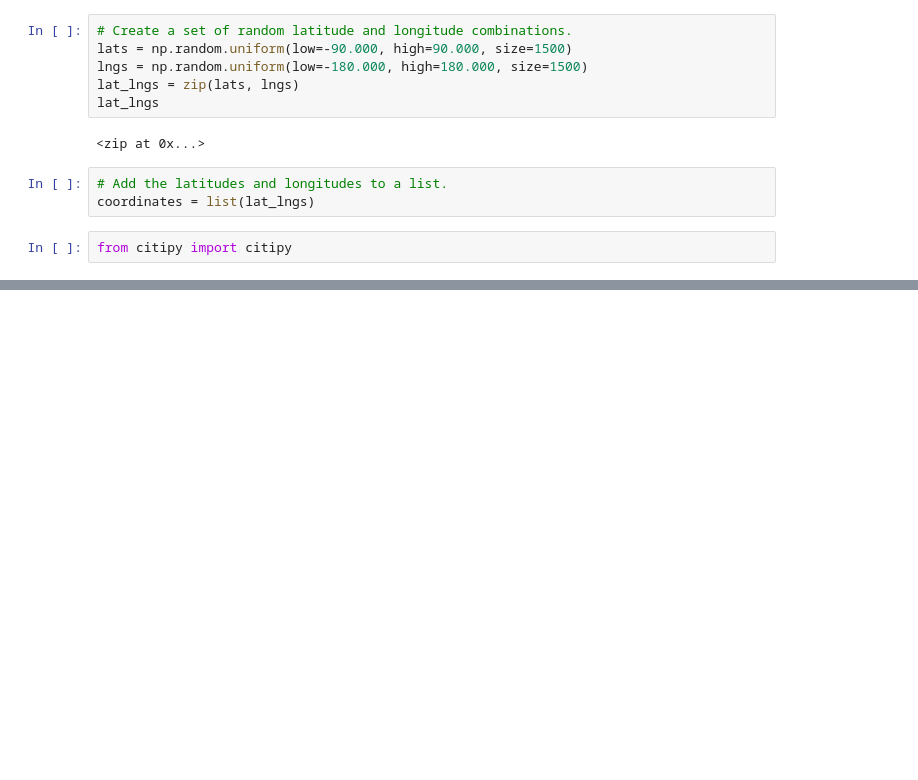
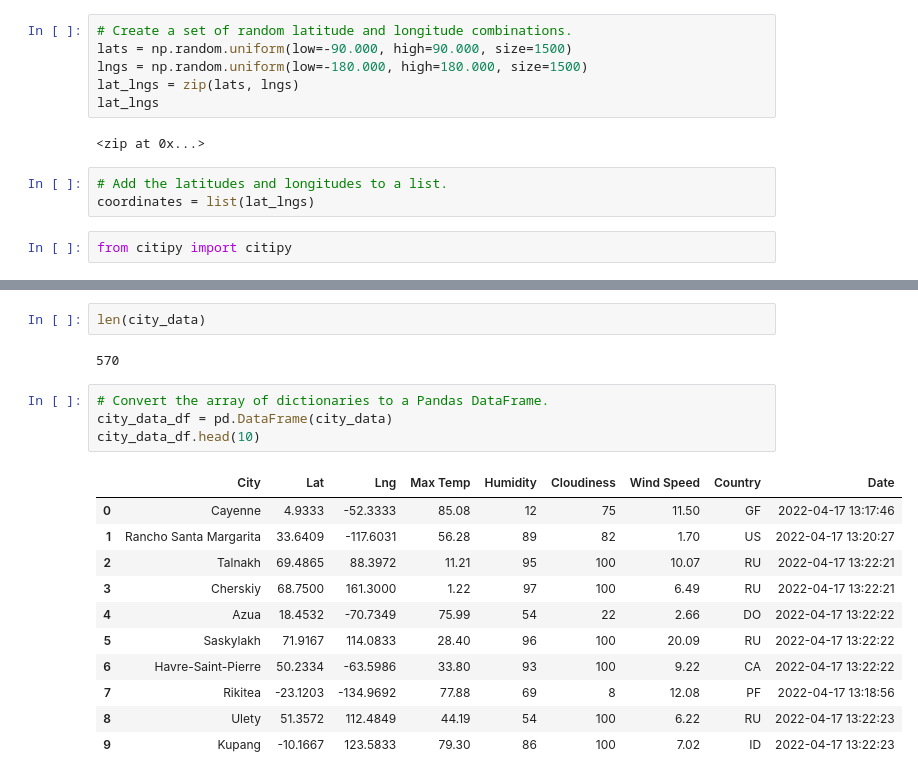
Before and after one commit to lindseyasterman/World_Weather_Analysis, a Jupyter notebook: WeatherPy.ipynb, the cells around one changed output, grey strips where cells are left out. Saved outputs shown, nothing was run; the diff lists cells and outputs as text; blank space fills up the shorter version.

```diff
--- a/WeatherPy.ipynb
+++ b/WeatherPy.ipynb
@@ -32,0 +138,20 @@ len(cities)
+# %%
+len(city_data)
+# %% [output]
+570
+# %%
+# Convert the array of dictionaries to a Pandas DataFrame.
+city_data_df = pd.DataFrame(city_data)
+city_data_df.head(10)
+# %% [output]
+|  | City | Lat | Lng | Max Temp | Humidity | Cloudiness | Wind Speed | Country | Date |
+| 0 | Cayenne | 4.9333 | -52.3333 | 85.08 | 12 | 75 | 11.50 | GF | 2022-04-17 13:17:46 |
+| 1 | Rancho Santa Margarita | 33.6409 | -117.6031 | 56.28 | 89 | 82 | 1.70 | US | 2022-04-17 13:20:27 |
+| 2 | Talnakh | 69.4865 | 88.3972 | 11.21 | 95 | 100 | 10.07 | RU | 2022-04-17 13:22:21 |
+| 3 | Cherskiy | 68.7500 | 161.3000 | 1.22 | 97 | 100 | 6.49 | RU | 2022-04-17 13:22:21 |
+| 4 | Azua | 18.4532 | -70.7349 | 75.99 | 54 | 22 | 2.66 | DO | 2022-04-17 13:22:22 |
+| 5 | Saskylakh | 71.9167 | 114.0833 | 28.40 | 96 | 100 | 20.09 | RU | 2022-04-17 13:22:22 |
+| 6 | Havre-Saint-Pierre | 50.2334 | -63.5986 | 33.80 | 93 | 100 | 9.22 | CA | 2022-04-17 13:22:22 |
+| 7 | Rikitea | -23.1203 | -134.9692 | 77.88 | 69 | 8 | 12.08 | PF | 2022-04-17 13:18:56 |
+| 8 | Ulety | 51.3572 | 112.4849 | 44.19 | 54 | 100 | 6.22 | RU | 2022-04-17 13:22:23 |
+| 9 | Kupang | -10.1667 | 123.5833 | 79.30 | 86 | 100 | 7.02 | ID | 2022-04-17 13:22:23 |
```
Also changed, not shown: parts of 4 cells of this notebook, 6 other files.
